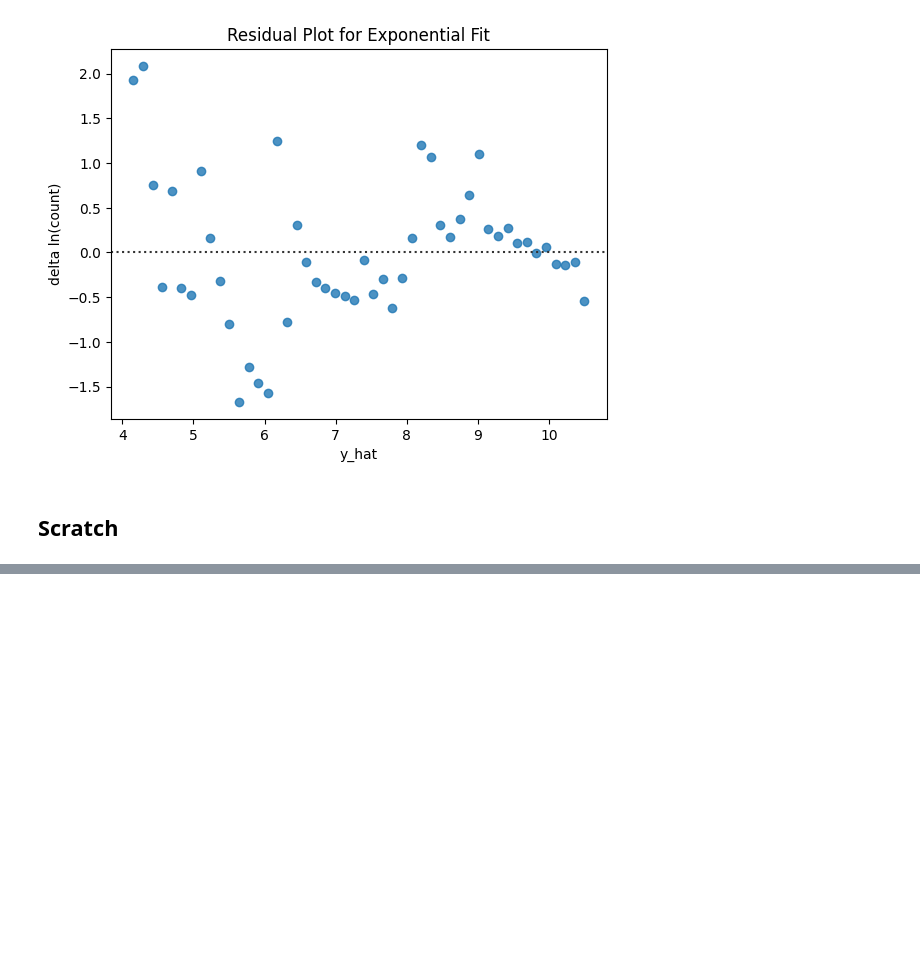
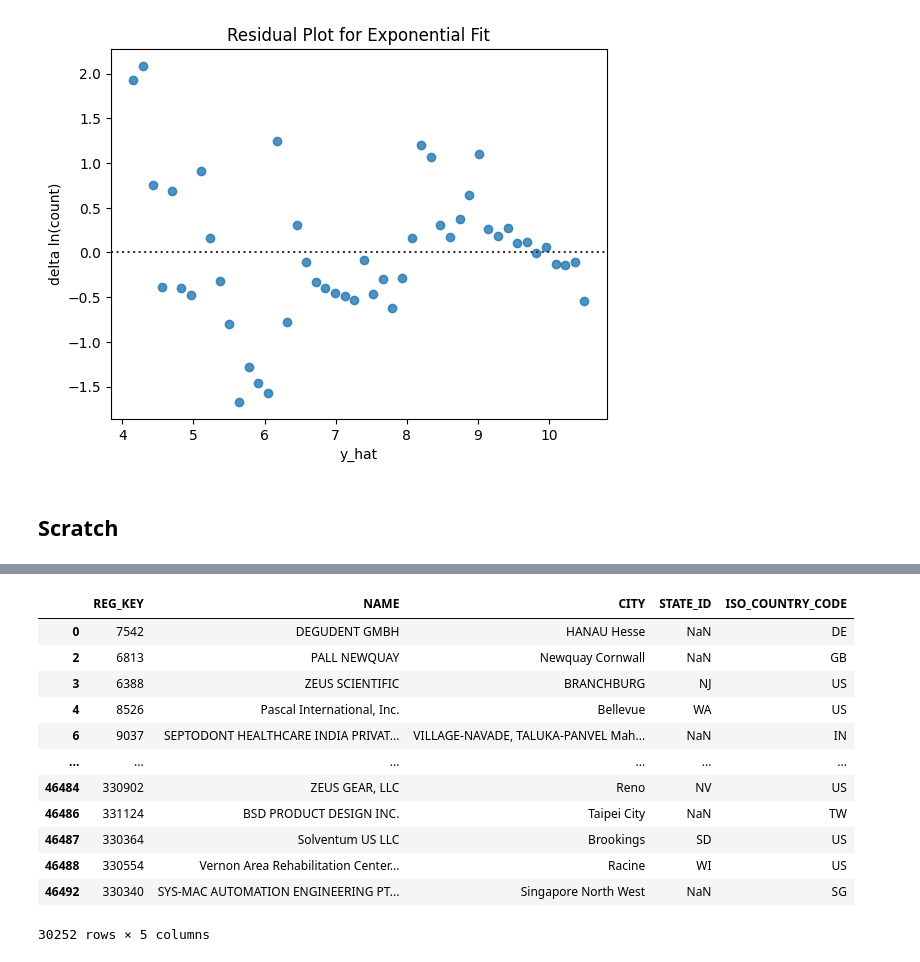
Before and after one commit to sdgoldberg/MedDev, a Jupyter notebook: project/MedDevAnalysis.ipynb, the cells around one changed output, grey strips where cells are left out. Cells and saved outputs as stored; diff of their text form; code cells hidden in the pictures; blank space fills up the shorter version.

```diff
--- a/project/MedDevAnalysis.ipynb
+++ b/project/MedDevAnalysis.ipynb
@@ -724,0 +778,16 @@ plt.title('Residual Plot for Exponential Fit');
+# %%
+registration_cleaned
+# %% [output]
+|  | REG_KEY | NAME | CITY | STATE_ID | ISO_COUNTRY_CODE |
+| 0 | 7542 | DEGUDENT GMBH | HANAU Hesse | NaN | DE |
+| 2 | 6813 | PALL NEWQUAY | Newquay Cornwall | NaN | GB |
+| 3 | 6388 | ZEUS SCIENTIFIC | BRANCHBURG | NJ | US |
+| 4 | 8526 | Pascal International, Inc. | Bellevue | WA | US |
+| 6 | 9037 | SEPTODONT HEALTHCARE INDIA PRIVAT... | VILLAGE-NAVADE, TALUKA-PANVEL Mah... | NaN | IN |
+| ... | ... | ... | ... | ... | ... |
+| 46484 | 330902 | ZEUS GEAR, LLC | Reno | NV | US |
+| 46486 | 331124 | BSD PRODUCT DESIGN INC. | Taipei City | NaN | TW |
+| 46487 | 330364 | Solventum US LLC | Brookings | SD | US |
+| 46488 | 330554 | Vernon Area Rehabilitation Center... | Racine | WI | US |
+| 46492 | 330340 | SYS-MAC AUTOMATION ENGINEERING PT... | Singapore North West | NaN | SG |
+30252 rows × 5 columns
```
Also changed, not shown: parts of 15 cells of this notebook, 3 other files.
